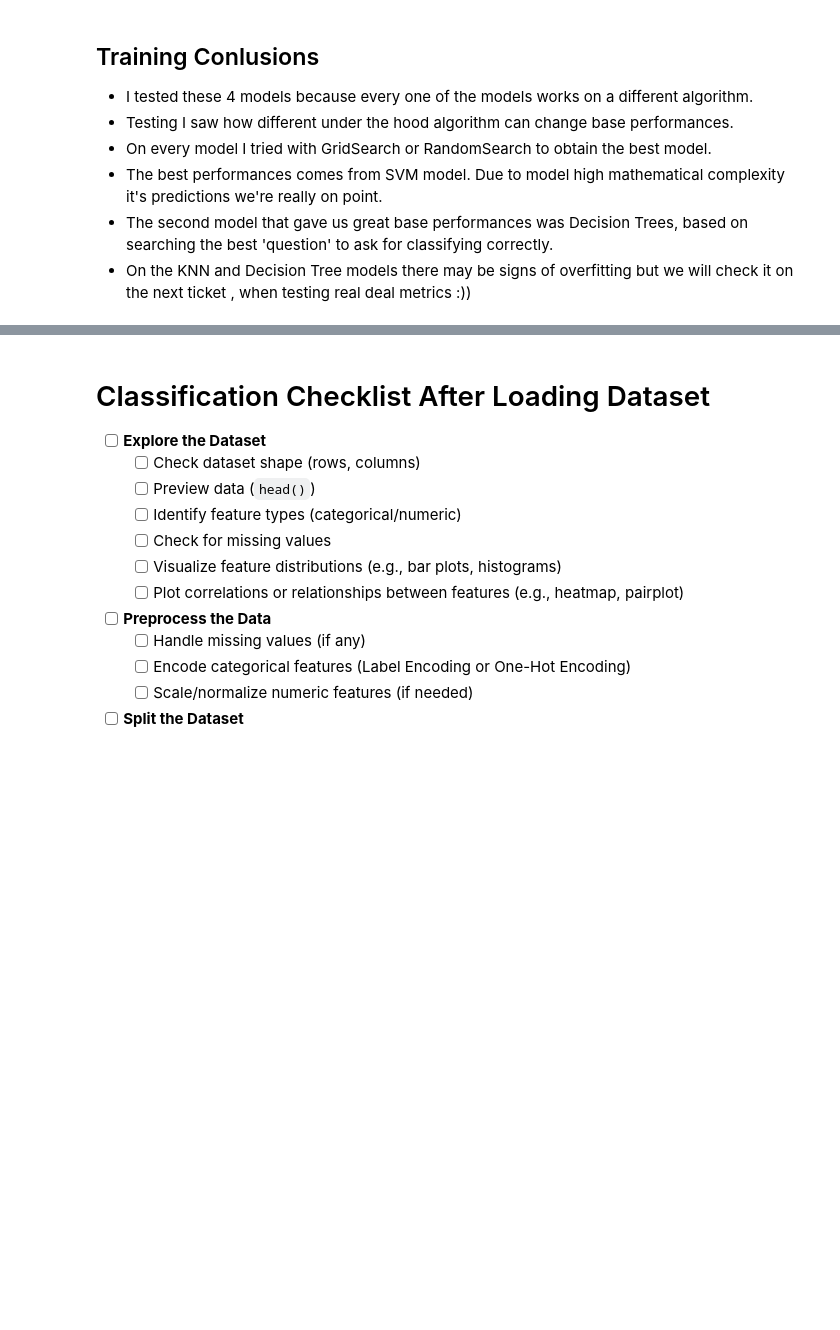
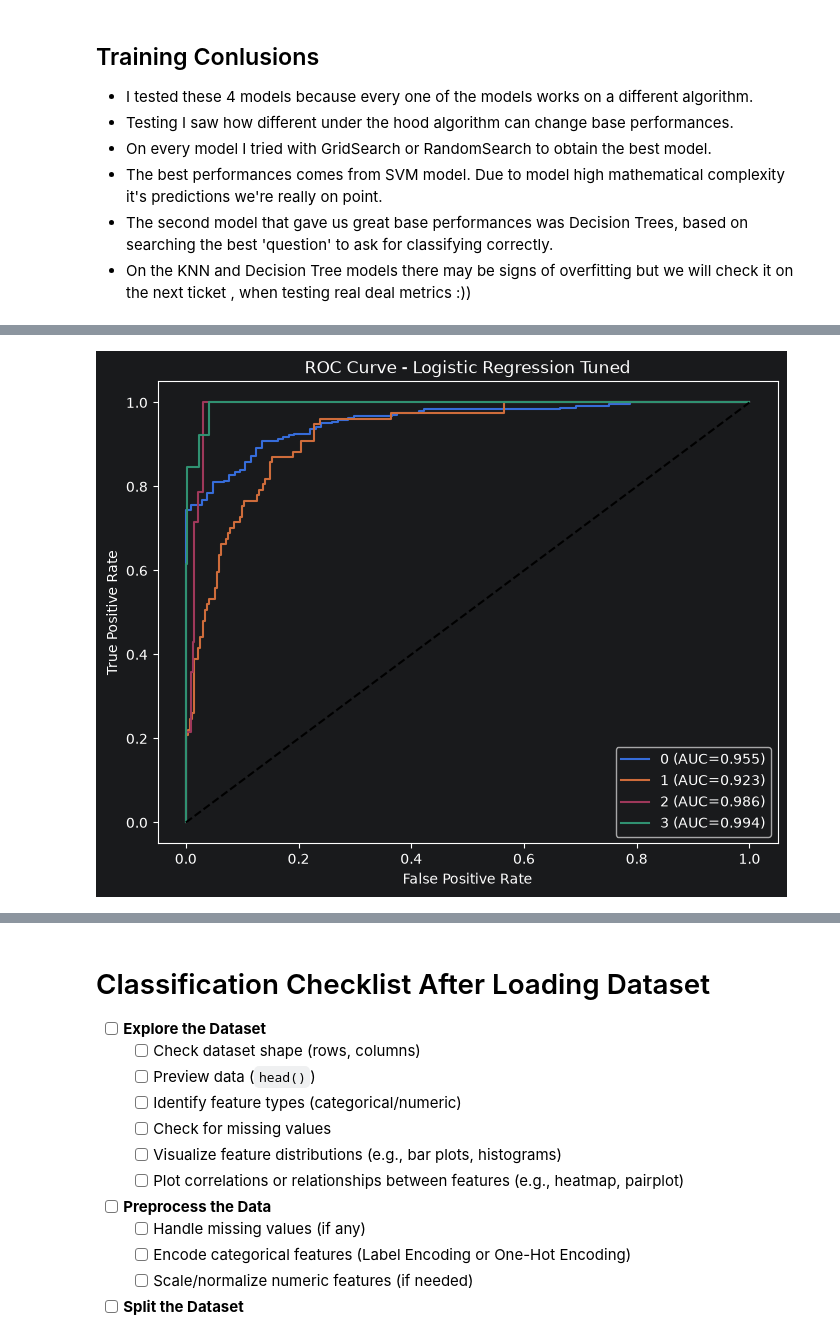
Before and after one commit to kovexison/Practica-AI, a Jupyter notebook: 02-ML-Classification/cars_acceptability_classification.ipynb, the cells around one changed output, grey strips where cells are left out. Drawn from its saved outputs; the diff is of its cells as text; code cells hidden in the pictures; blank space fills up the shorter version.

```diff
--- a/02-ML-Classification/cars_acceptability_classification.ipynb
+++ b/02-ML-Classification/cars_acceptability_classification.ipynb
@@ -704,0 +790,4 @@ Text(0.5, 14.385633680555548, 'Prediction (y_pred_CV)')
+# %%
+plot_roc(best_log_reg_R,X_test_prepared,y_test,"Logistic Regression Tuned")
+# %% [output]
+[figure, added]
```
Also changed, not shown: parts of 26 cells of this notebook.
